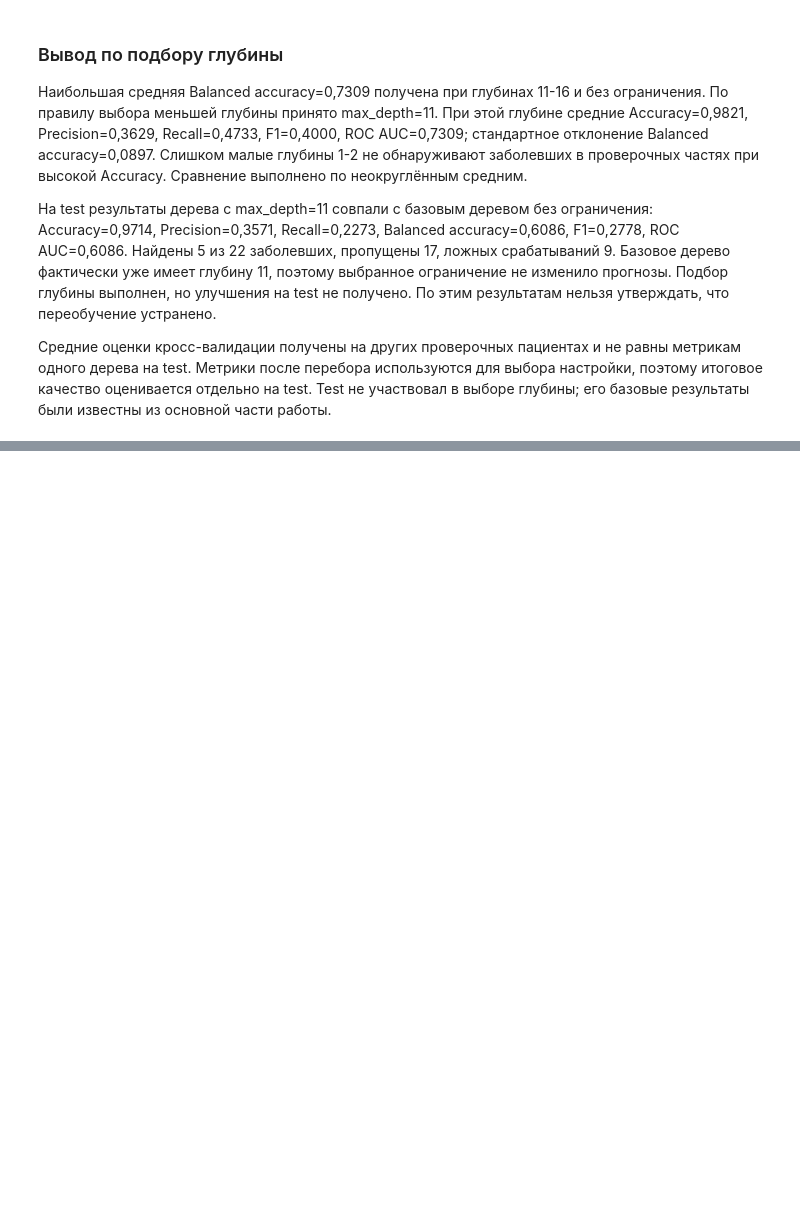
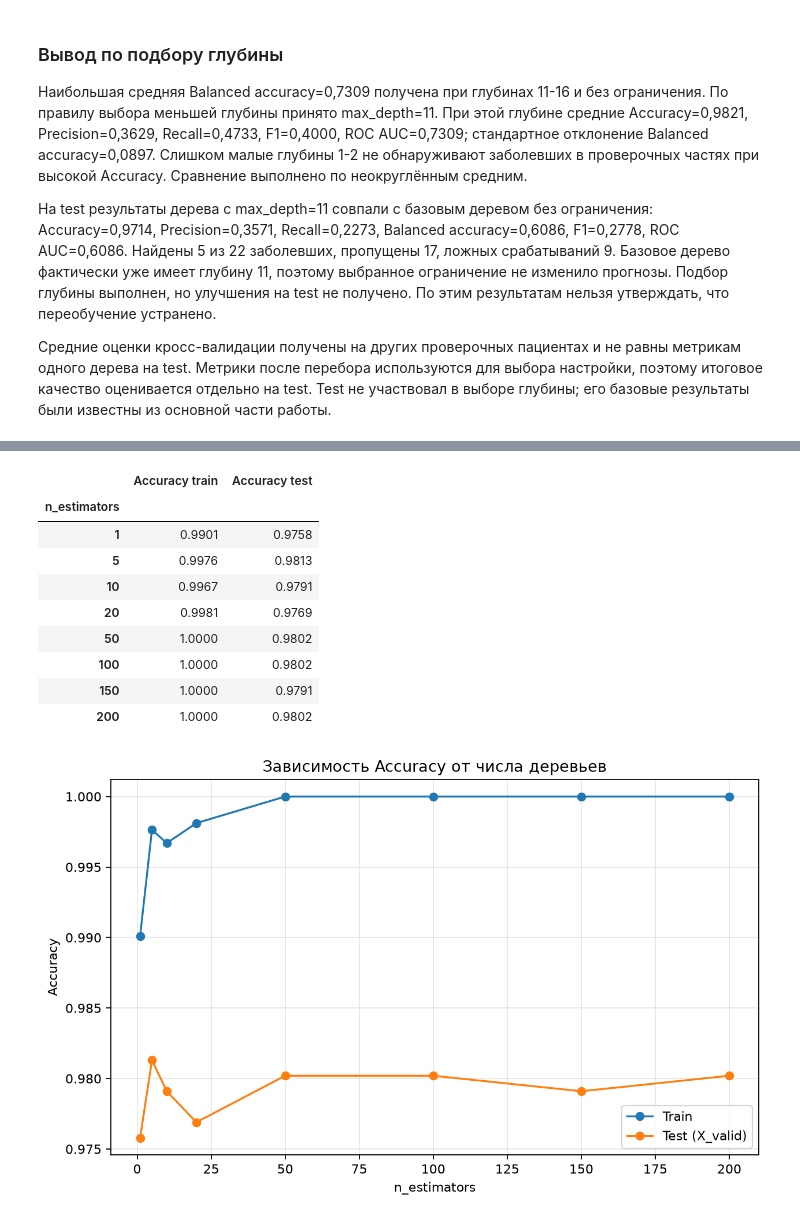
Before and after one commit to karinalien/lr5, a Jupyter notebook: lr5.ipynb, the cells around one changed output, grey strips where cells are left out. Cells and saved outputs as stored; diff of their text form; code cells hidden in the pictures; blank space fills up the shorter version.

```diff
--- a/lr5.ipynb
+++ b/lr5.ipynb
@@ -333,0 +460,37 @@ print(confusion_matrix(y_test, tuned_pred, labels=[0, 1]))
+# %%
+forest_sizes = [1, 5, 10, 20, 50, 100, 150, 200]
+forest_size_rows = []
+for size in forest_sizes:
+    size_model = RandomForestClassifier(n_estimators=size, random_state=42)
+    size_model.fit(X_train_prepared, y_train)
+    forest_size_rows.append({
+        'n_estimators': size,
+        'Accuracy train': accuracy_score(y_train, size_model.predict(X_train_prepared)),
+        'Accuracy test': accuracy_score(y_test, size_model.predict(X_test_prepared))
+    })
+forest_size_results = pd.DataFrame(forest_size_rows).set_index('n_estimators')
+display(forest_size_results.round(4))
+plt.figure(figsize=(8, 5))
+plt.plot(forest_size_results.index, forest_size_results['Accuracy train'],
+         marker='o', label='Train')
+plt.plot(forest_size_results.index, forest_size_results['Accuracy test'],
+         marker='o', label='Test (X_valid)')
+plt.xlabel('n_estimators')
+plt.ylabel('Accuracy')
+plt.title('Зависимость Accuracy от числа деревьев')
+plt.legend()
+plt.grid(alpha=0.3)
+plt.tight_layout()
+plt.show()
+# %% [output]
+|  | Accuracy train | Accuracy test |
+| n_estimators |  |  |
+| 1 | 0.9901 | 0.9758 |
+| 5 | 0.9976 | 0.9813 |
+| 10 | 0.9967 | 0.9791 |
+| 20 | 0.9981 | 0.9769 |
+| 50 | 1.0000 | 0.9802 |
+| 100 | 1.0000 | 0.9802 |
+| 150 | 1.0000 | 0.9791 |
+| 200 | 1.0000 | 0.9802 |
+[figure, added]
```
Also changed, not shown: parts of 17 cells of this notebook.
